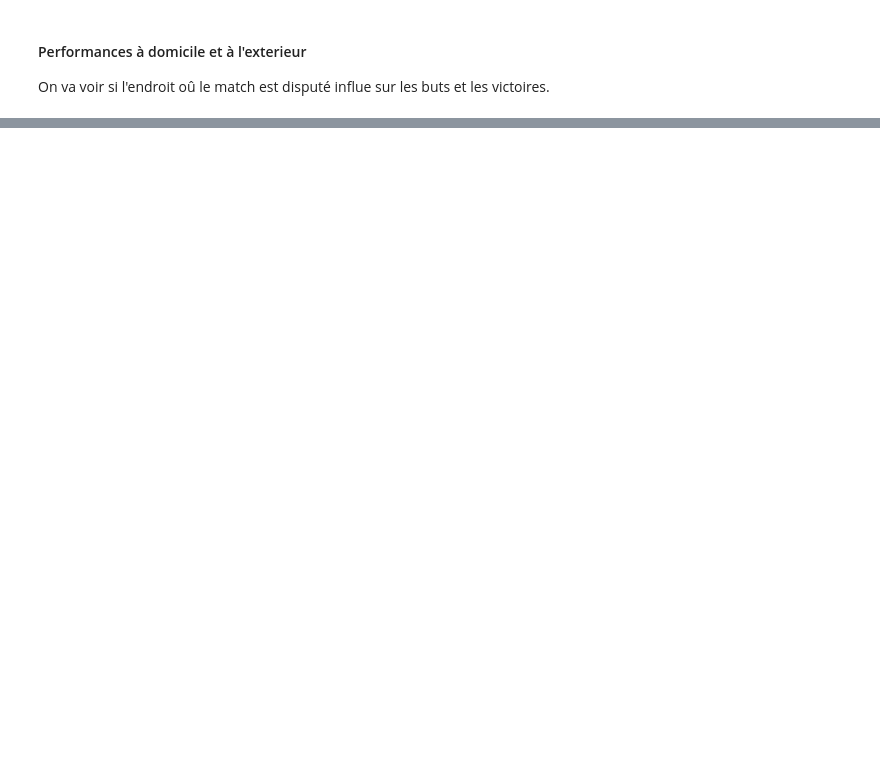
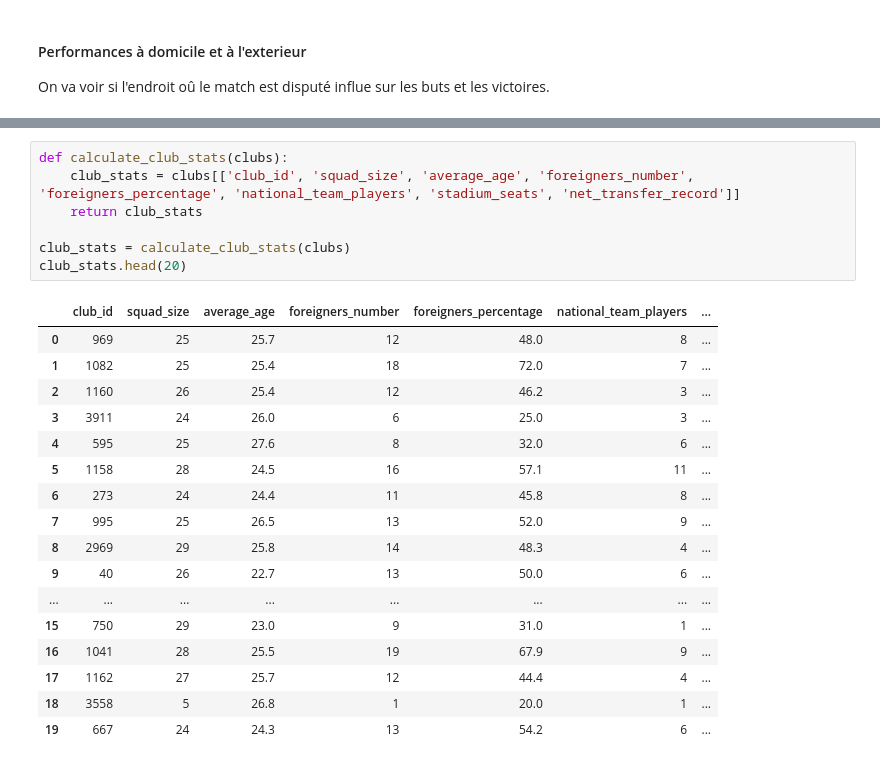
Before and after one commit to Onizaro/ligue1_predictions, a Jupyter notebook: notebook.ipynb, the cells around one changed output, grey strips where cells are left out. Cells and saved outputs as stored; diff of their text form; blank space fills up the shorter version.

```diff
--- a/notebook.ipynb
+++ b/notebook.ipynb
@@ -89,0 +251,25 @@ On observe graphiquement une différence nette de victoire entre les matchs à d
+# %%
+def calculate_club_stats(clubs):
+    club_stats = clubs[['club_id', 'squad_size', 'average_age', 'foreigners_number', 'foreigners_percentage', 'national_team_players', 'stadium_seats', 'net_transfer_record']]
+    return club_stats
+
+club_stats = calculate_club_stats(clubs)
+club_stats.head(20)
+# %% [output]
+|  | club_id | squad_size | average_age | foreigners_number | foreigners_percentage | national_team_players | ... |
+| 0 | 969 | 25 | 25.7 | 12 | 48.0 | 8 | ... |
+| 1 | 1082 | 25 | 25.4 | 18 | 72.0 | 7 | ... |
+| 2 | 1160 | 26 | 25.4 | 12 | 46.2 | 3 | ... |
+| 3 | 3911 | 24 | 26.0 | 6 | 25.0 | 3 | ... |
+| 4 | 595 | 25 | 27.6 | 8 | 32.0 | 6 | ... |
+| 5 | 1158 | 28 | 24.5 | 16 | 57.1 | 11 | ... |
+| 6 | 273 | 24 | 24.4 | 11 | 45.8 | 8 | ... |
+| 7 | 995 | 25 | 26.5 | 13 | 52.0 | 9 | ... |
+| 8 | 2969 | 29 | 25.8 | 14 | 48.3 | 4 | ... |
+| 9 | 40 | 26 | 22.7 | 13 | 50.0 | 6 | ... |
+| ... | ... | ... | ... | ... | ... | ... | ... |
+| 15 | 750 | 29 | 23.0 | 9 | 31.0 | 1 | ... |
+| 16 | 1041 | 28 | 25.5 | 19 | 67.9 | 9 | ... |
+| 17 | 1162 | 27 | 25.7 | 12 | 44.4 | 4 | ... |
+| 18 | 3558 | 5 | 26.8 | 1 | 20.0 | 1 | ... |
+| 19 | 667 | 24 | 24.3 | 13 | 54.2 | 6 | ... |
```
Also changed, not shown: parts of 14 cells of this notebook, 2 other files.
